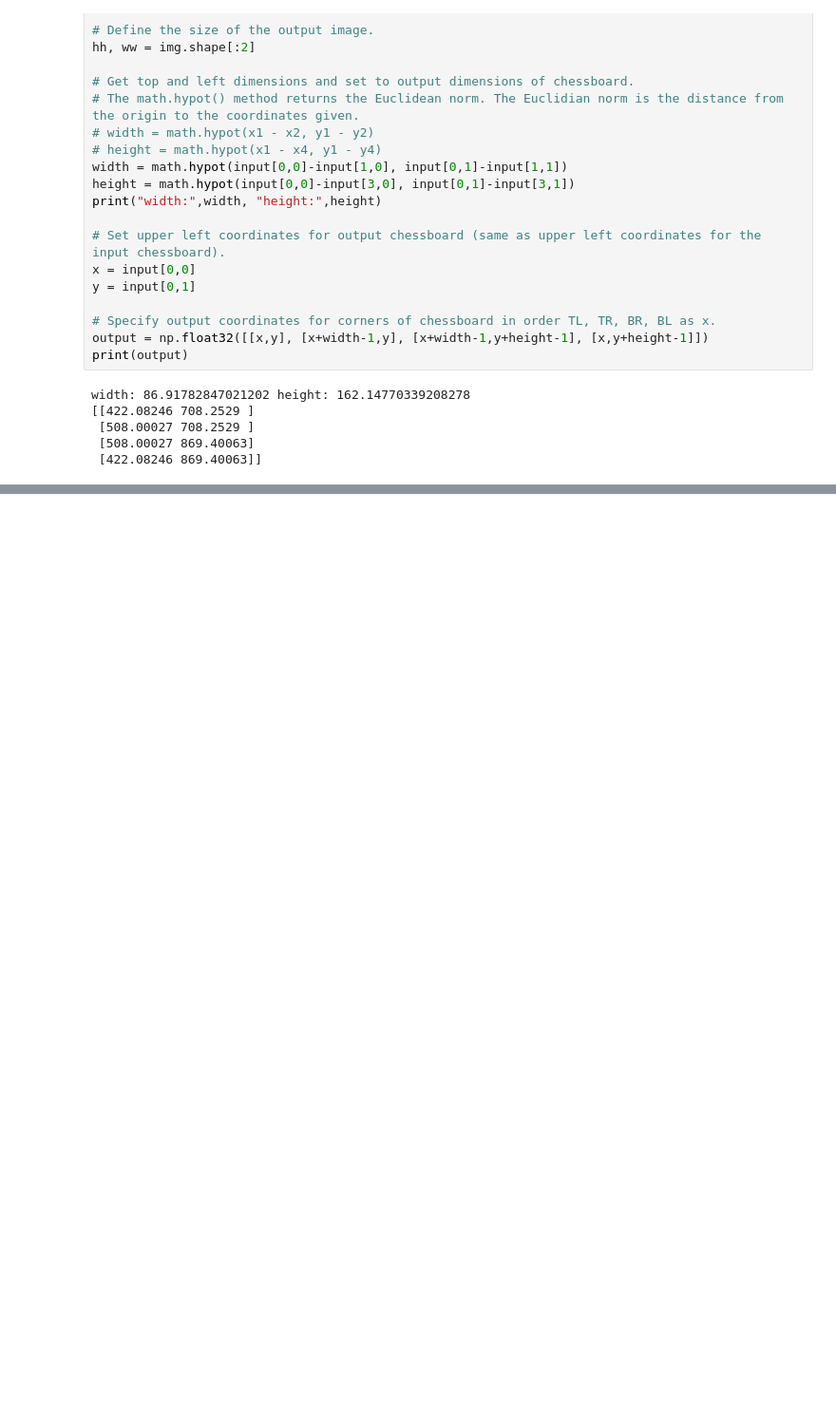
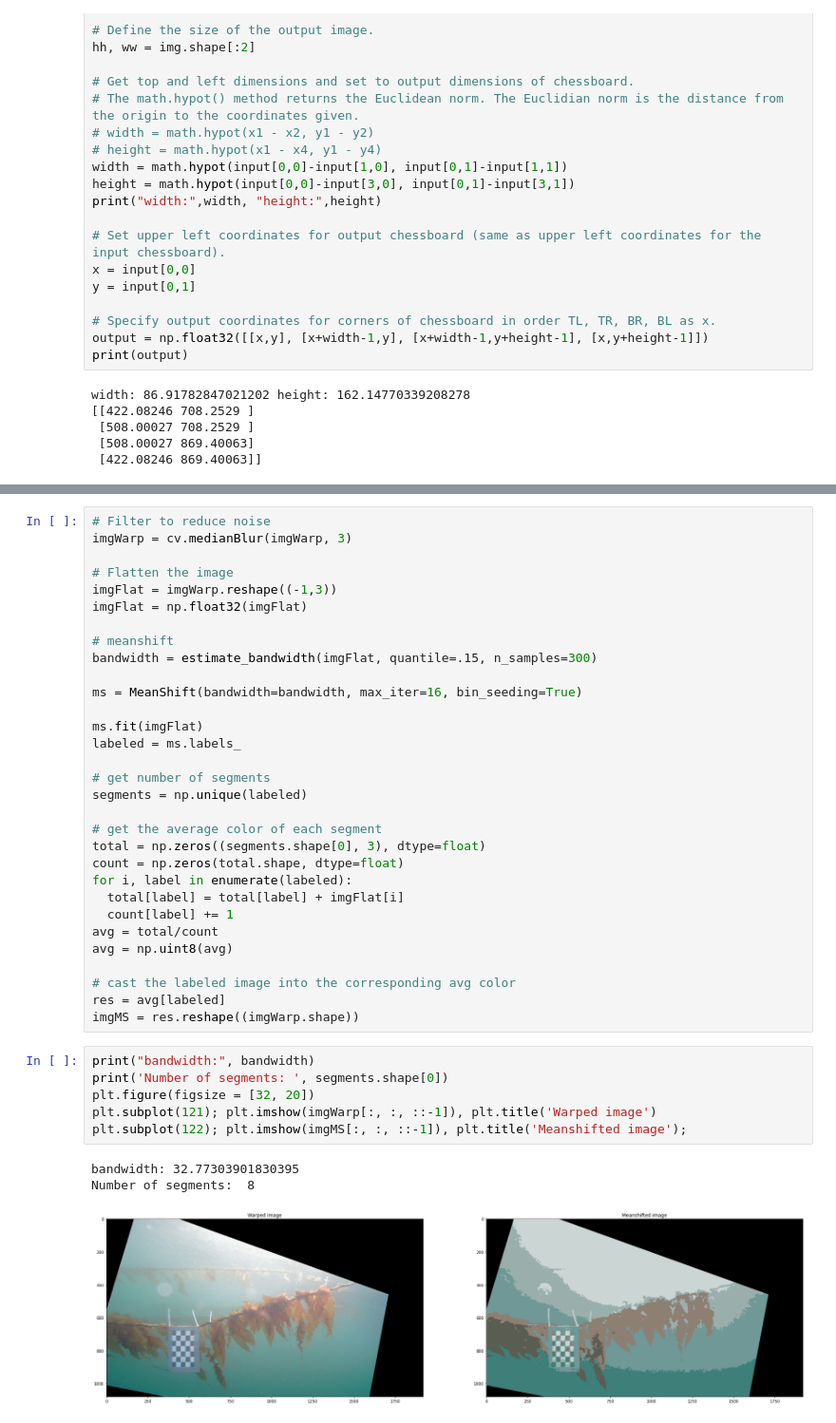
Before and after one commit to martimov/MoniTARE, a Jupyter notebook: Segmentation.ipynb, the cells around one changed output, grey strips where cells are left out. Shown at 95% size. Cells and saved outputs as stored; diff of their text form; blank space fills up the shorter version.

```diff
--- a/Segmentation.ipynb
+++ b/Segmentation.ipynb
@@ -129,0 +162,41 @@ float
+# %%
+# Filter to reduce noise
+imgWarp = cv.medianBlur(imgWarp, 3)
+
+# Flatten the image
+imgFlat = imgWarp.reshape((-1,3))
+imgFlat = np.float32(imgFlat)
+
+# meanshift
+bandwidth = estimate_bandwidth(imgFlat, quantile=.15, n_samples=300)
+
+ms = MeanShift(bandwidth=bandwidth, max_iter=16, bin_seeding=True)
+
+ms.fit(imgFlat)
+labeled = ms.labels_
+
+# get number of segments
+segments = np.unique(labeled)
+
+# get the average color of each segment
+total = np.zeros((segments.shape[0], 3), dtype=float)
+count = np.zeros(total.shape, dtype=float)
+for i, label in enumerate(labeled):
+  total[label] = total[label] + imgFlat[i]
+  count[label] += 1
+avg = total/count
+avg = np.uint8(avg)
+
+# cast the labeled image into the corresponding avg color
+res = avg[labeled]
+imgMS = res.reshape((imgWarp.shape))
+# %%
+print("bandwidth:", bandwidth)
+print('Number of segments: ', segments.shape[0])
+plt.figure(figsize = [32, 20])
+plt.subplot(121); plt.imshow(imgWarp[:, :, ::-1]), plt.title('Warped image')
+plt.subplot(122); plt.imshow(imgMS[:, :, ::-1]), plt.title('Meanshifted image');
+# %% [output]
+bandwidth: 32.77303901830395
+Number of segments:  8
+[figure, added]
```
Also changed, not shown: parts of 14 cells of this notebook.
